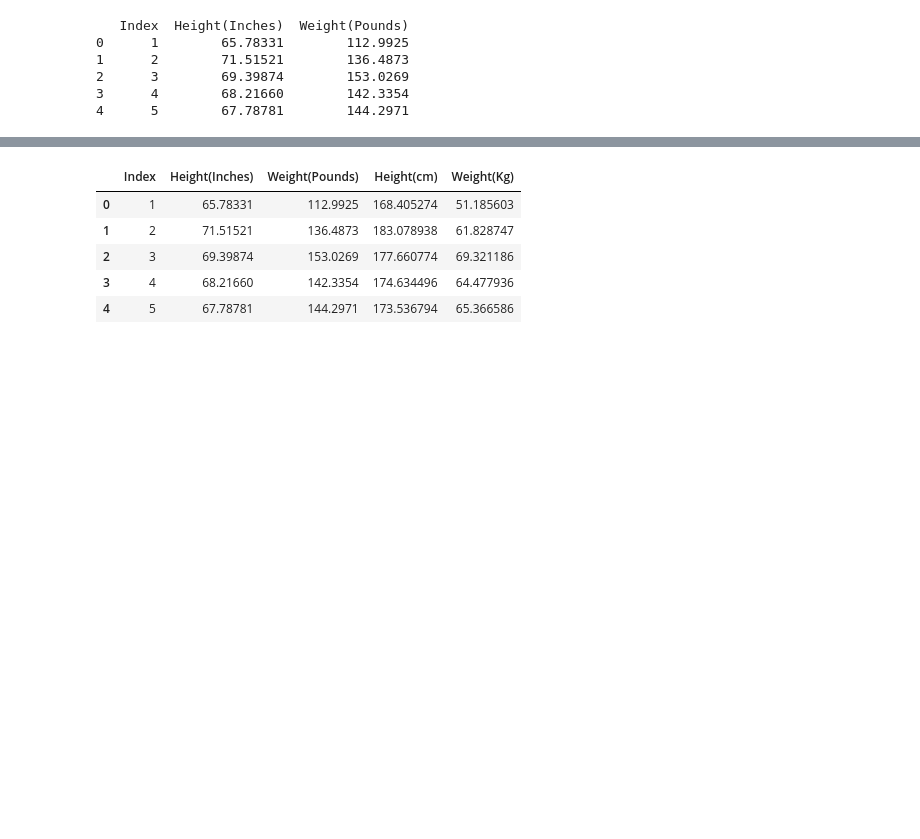
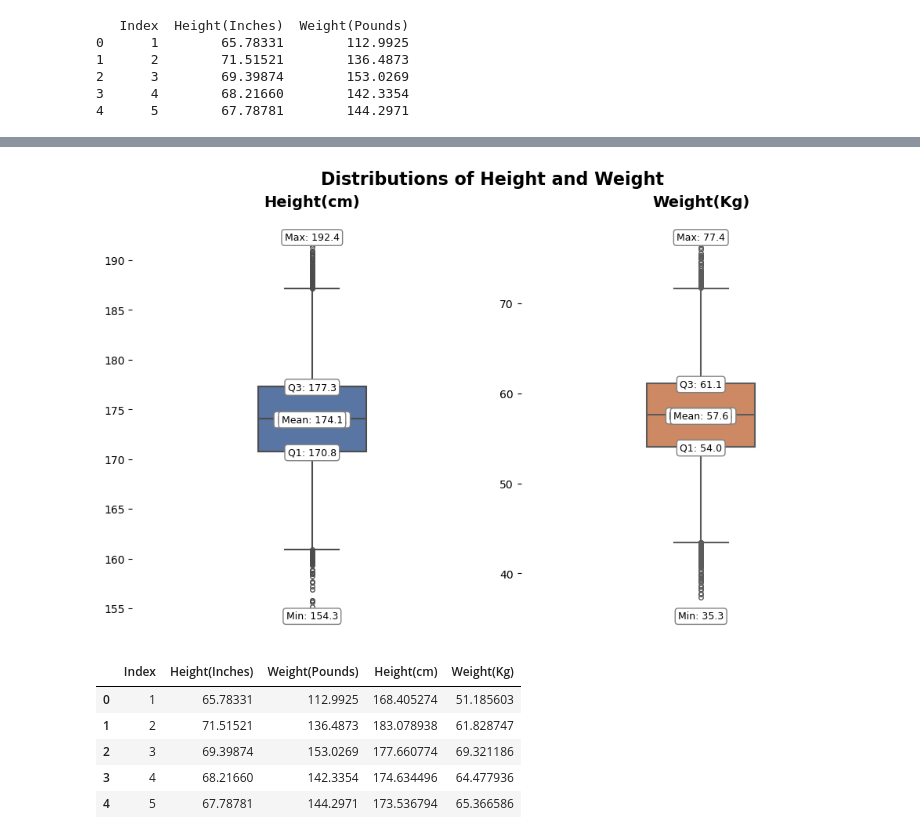
Before and after one commit to DanielEXT10/DataScience, a Jupyter notebook: SLR/SimpleLR.ipynb, the cells around one changed output, grey strips where cells are left out. Saved outputs shown, nothing was run; the diff lists cells and outputs as text; code cells hidden in the pictures; blank space fills up the shorter version.

```diff
--- a/SLR/SimpleLR.ipynb
+++ b/SLR/SimpleLR.ipynb
@@ -42,3 +49,68 @@ df['Weight(Kg)'] = df['Weight(Pounds)']*0.453
+# %%
+# Columns to visualize
+columns = ['Height(cm)', 'Weight(Kg)']
+colors = ['#4C72B0', '#DD8452']  # Elegant, colorblind-safe palette
+
+# Create subplots
+fig, axes = plt.subplots(1, 2, figsize=(10, 6), constrained_layout=True)
+fig.suptitle("Distributions of Height and Weight", fontsize=16, fontweight='bold')
+
+for i, col in enumerate(columns):
+    ax = axes[i]
+
+    # Create boxplot
+    sns.boxplot(
+        y=df[col],
+        ax=ax,
+        width=0.3,
+        color=colors[i],
+        linewidth=1.5,
+        fliersize=4
+    )
+
+    # Remove chartjunk
+    ax.set_xlabel('')
+    ax.set_ylabel('')
+    ax.grid(False)
+    ax.set_xticks([])
+    ax.set_title(col, fontsize=14, fontweight='semibold', pad=10)
+    for spine in ax.spines.values():
+        spine.set_visible(False)
+
+    # Compute key stats
+    q1 = df[col].quantile(0.25)
+    q2 = df[col].quantile(0.5)
+    q3 = df[col].quantile(0.75)
+    mean = df[col].mean()
+    min_val = df[col].min()
+    max_val = df[col].max()
+
+    # Annotate key values directly
+    stats = {
+        'Min': min_val,
+        'Q1': q1,
+        'Median': q2,
+        'Q3': q3,
+        'Max': max_val,
+        'Mean': mean
+    }
+
+    y_offset = -0.01 * (df[col].max() - df[col].min())
+
+    for label, val in stats.items():
+        ax.text(
+            0,
+            val + y_offset,
+            f'{label}: {val:.1f}',
+            ha='center',
+            fontsize=9,
+            color='black',
+            bbox=dict(facecolor='white', edgecolor='gray', boxstyle='round,pad=0.3')
+        )
+
+plt.show()
+# %% [output]
+[figure, added]
 # %%
 df.head()
 # %% [output]
```
Also changed, not shown: parts of 38 cells of this notebook.
